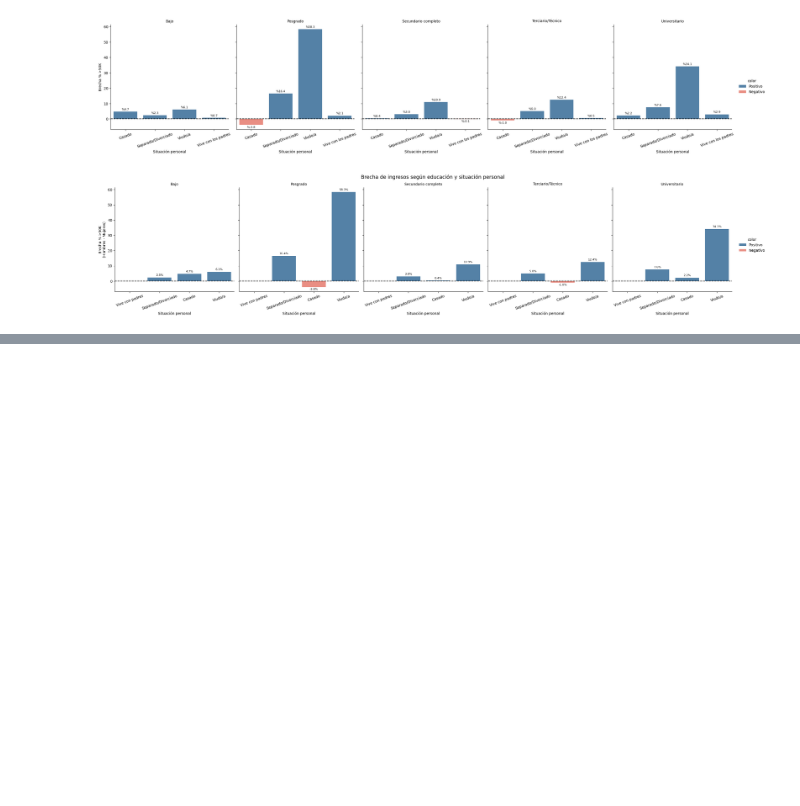
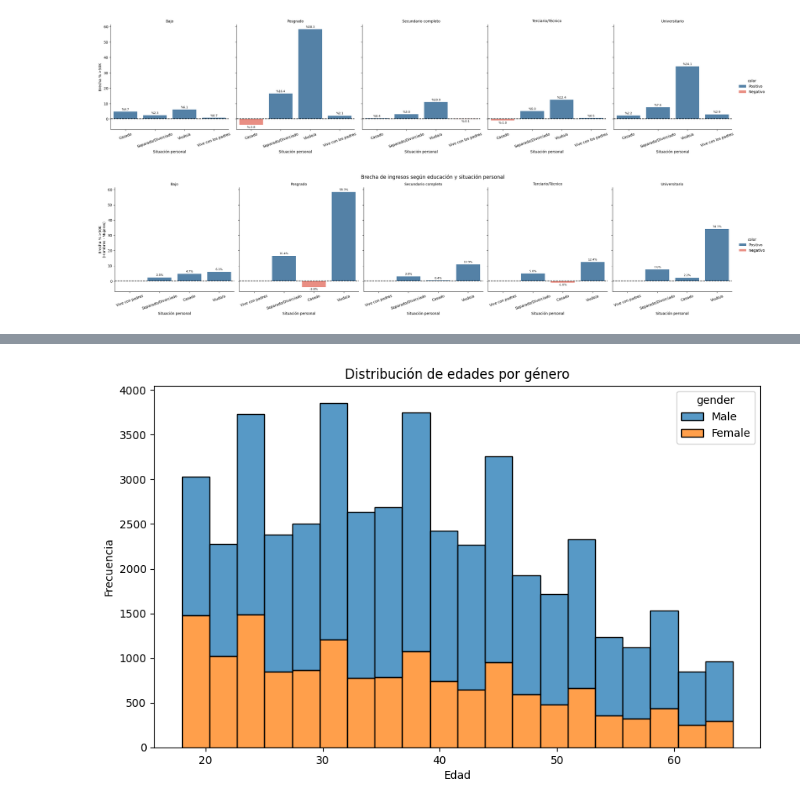
Before and after one commit to miqaapz98/IAA_2026, a Jupyter notebook: TP2_IAA.ipynb, the cells around one changed output, grey strips where cells are left out. Cells and saved outputs as stored; diff of their text form; code cells hidden in the pictures; blank space fills up the shorter version.

```diff
--- a/TP2_IAA.ipynb
+++ b/TP2_IAA.ipynb
@@ -1072 +1098,22 @@ plt.show()
+# %%
+plt.figure(figsize=(10,6))
+
+sns.histplot(
+    data=df,
+    x="age",
+    hue="gender",
+    bins=20,
+    multiple="stack"
+)
+
+plt.title(
+    "Distribución de edades por género"
+)
+
+plt.xlabel("Edad")
+plt.ylabel("Frecuencia")
+
+plt.show()
+# %% [output]
+[figure, added]
 # %%
```
Also changed, not shown: parts of 7 cells of this notebook.
